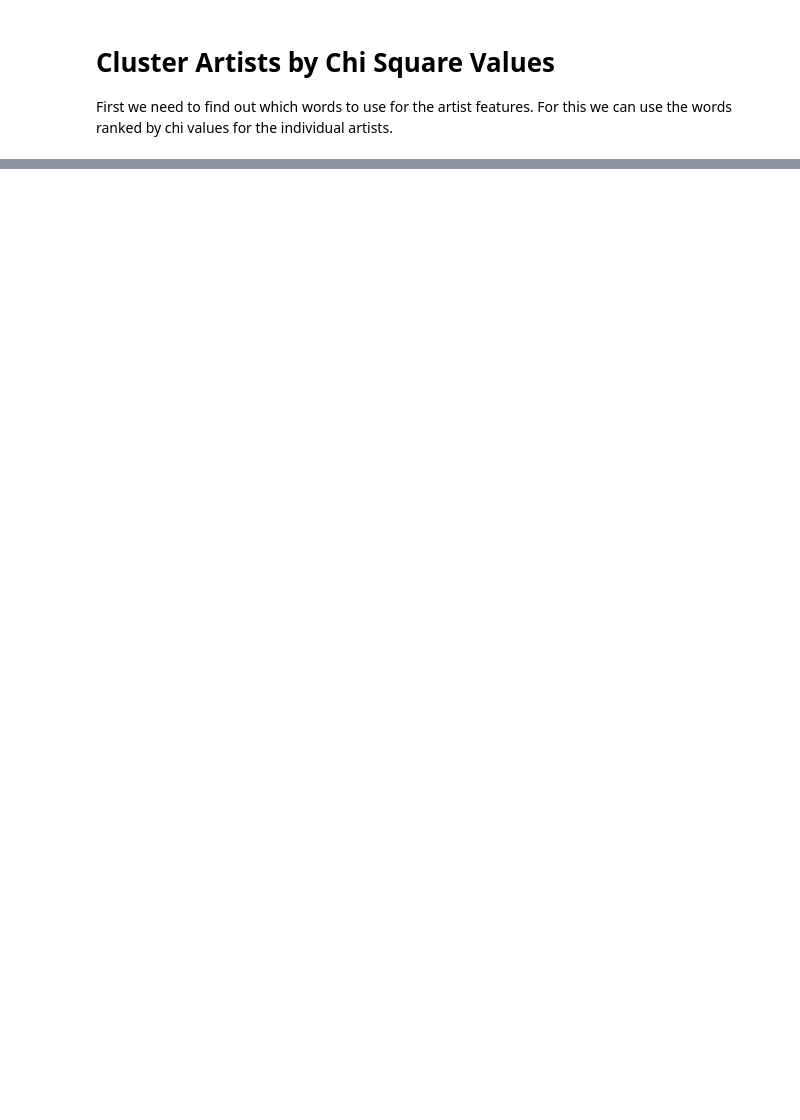
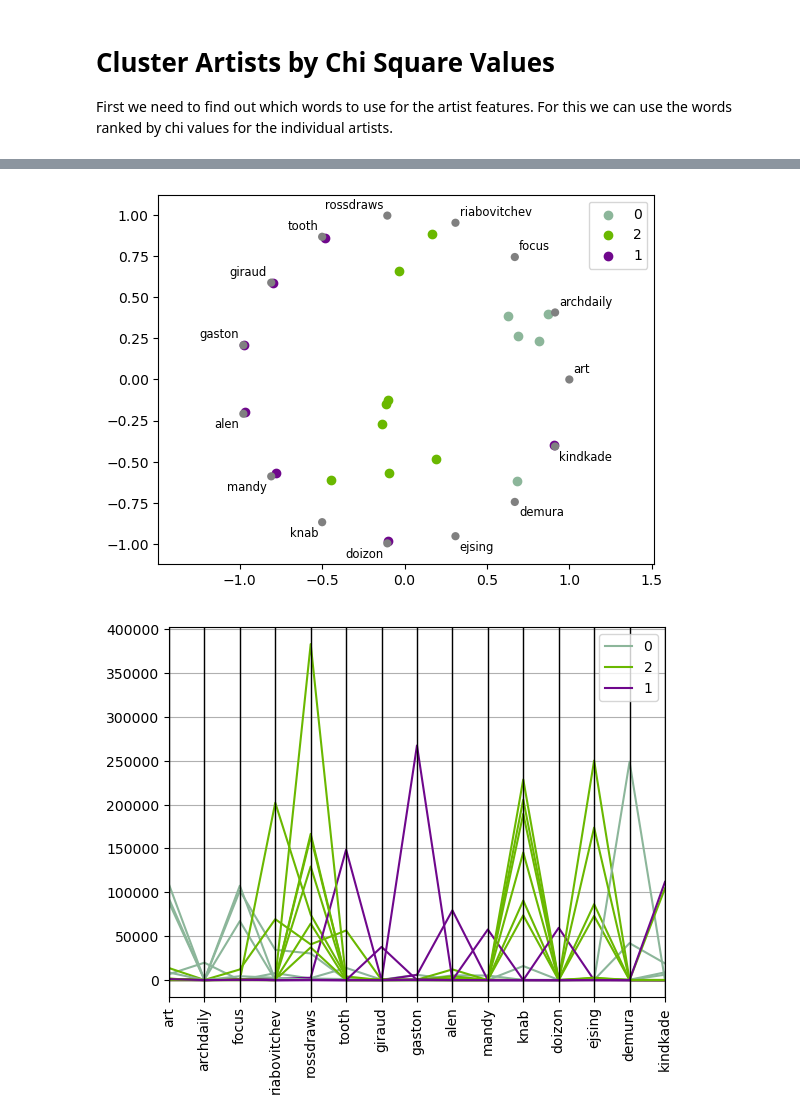
Before and after one commit to geschnee/dh_project, a Jupyter notebook: notebooks/Significant_Words_Chi_square.ipynb, the cells around one changed output, grey strips where cells are left out. Saved outputs shown, nothing was run; the diff lists cells and outputs as text; code cells hidden in the pictures; blank space fills up the shorter version.

Commit message:
cluster artists

```diff
--- a/notebooks/Significant_Words_Chi_square.ipynb
+++ b/notebooks/Significant_Words_Chi_square.ipynb
@@ -28,6 +28,7 @@ ten_artist_names = excel_artist_names[0:10]
 
 
 artist_mentions = pd.read_parquet('../results/artist_mentions.parquet', engine='pyarrow')
+artist_mentions.sort_values(["mentions"], inplace=True, ascending=False)
 # %% [output]
 exact match shapes (1819808, 5)
 # %%
@@ -44,16 +45,11 @@ def compute_freq(df, col, sw):
     freq = defaultdict(lambda: 0)
     for i, row in df.iterrows():
         string = row[col]
-        for s in re.split("[, \-!?:]+", string):
+        for s in re.split("[, \-!?:\.]+", string):
             s=s.strip().lower()
             if s not in sw:
                 if len(s)>0:
-                    if s == "cannonsiin":
-                        print(f'before {s} {freq[s]}')
-
                     freq[s]=freq[s]+1
-                    if s == "cannonsiin":
-                        print(f'after {s} {freq[s]}')
     return freq
 # %%
 stopwords=read_stopwords()
@@ -166,0 +247,59 @@ cannonsiin counts other 1
+# %%
+from sklearn.cluster import KMeans
+import matplotlib.pyplot as plt
+
+from sklearn import preprocessing
+normalized_features = feature_df.copy()
+for col in normalized_features.columns:
+    normalized_features[col]=normalized_features[col].apply(lambda x: (x-normalized_features[col].mean()) / normalized_features[col].std())
+#print(feature_df)
+#print("normalized:")
+#print(normalized_features)
+
+
+kmeans = KMeans(n_clusters=3)
+
+features_clustering = normalized_features.values
+print(features_clustering.shape)
+
+print(f'{features_clustering.shape} should be (n_samples, n_features)')
+
+kmeans.fit(features_clustering)
+
+#Getting the Centroids
+centroids = kmeans.cluster_centers_
+
+predict = kmeans.predict(feature_df)
+feature_df['cluster'] = predict
+
+for cluster in feature_df.cluster.unique():
+    print(f'{cluster} consists of')
+    print(feature_df[feature_df['cluster'] == cluster].index.values)
+
+from pandas.plotting import radviz
+radviz(feature_df, "cluster")
+# https://pandas.pydata.org/docs/user_guide/visualization.html#radviz
+
+plt.figure()
+plt.xticks(rotation=90)
+pd.plotting.parallel_coordinates(feature_df, 'cluster')
+
+
+plt.figure()
+#normalized_features['cluster'] = predict
+
+from sklearn.decomposition import PCA as sklearnPCA
+pca = sklearnPCA(n_components=2)
+transformed = pd.DataFrame(pca.fit_transform(normalized_features))
+centroids_pca = pca.transform(centroids)
+
+print(transformed)
+
+#plotting the results:
+# http://www.apnorton.com/blog/2016/12/19/Visualizing-Multidimensional-Data-in-Python/
+for index, centroid in enumerate(centroids):
+    plt.scatter(transformed[predict == index][ 0] , transformed[predict == index][1] , label = index)
+plt.scatter(centroids_pca[:,0] , centroids_pca[:,1] , s = 80, color = 'black')
+plt.legend()
+plt.show()
+# %% [output]
@@ -166,0 +340,2 @@ cannonsiin counts other 1
+[figure, added]
+[figure, added]
```
Also changed, not shown: parts of 6 cells of this notebook.
